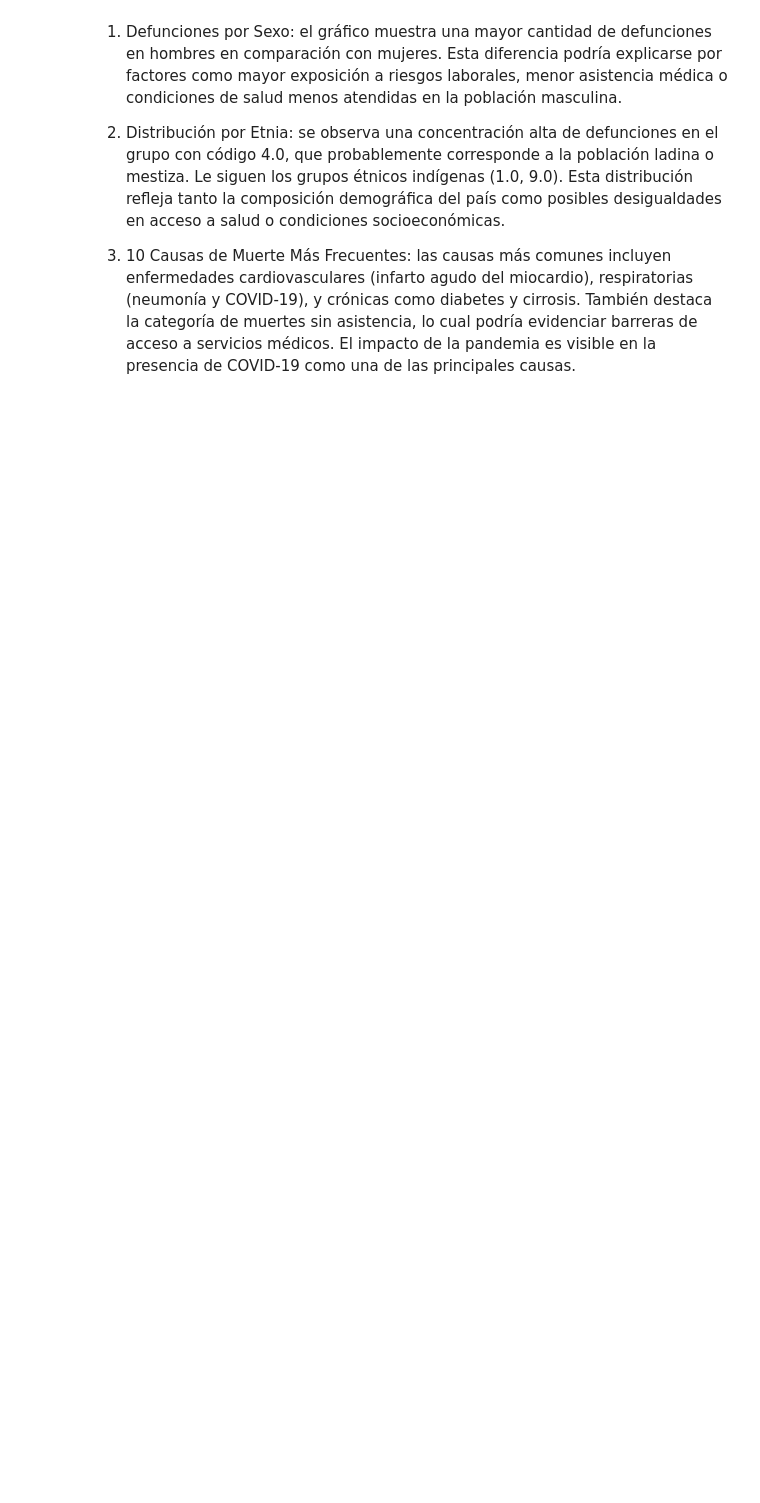
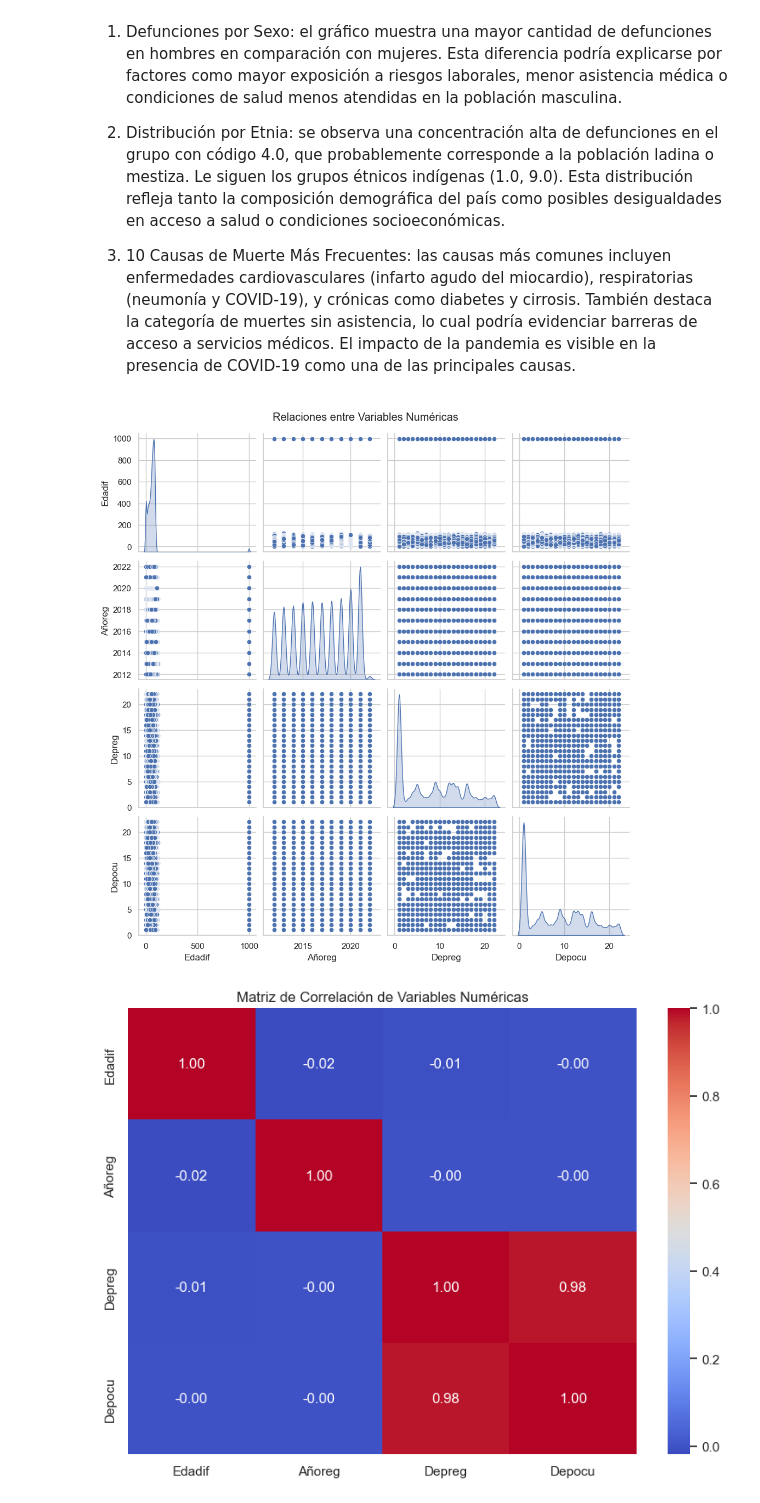
Before and after one commit to michellemej22596/Proyecto3-MineriadeDatos, a Jupyter notebook: analisisdefunciones.ipynb, the cells around one changed output. Cells and saved outputs as stored; diff of their text form; code cells hidden in the pictures; blank space fills up the shorter version.

Commit message:
Feat: Gráficos de dispersión

```diff
--- a/analisisdefunciones.ipynb
+++ b/analisisdefunciones.ipynb
@@ -229,3 +215,25 @@ Passing `palette` without assigning `hue` is deprecated and will be removed in v
 2. Distribución por Etnia: se observa una concentración alta de defunciones en el grupo con código 4.0, que probablemente corresponde a la población ladina o mestiza. Le siguen los grupos étnicos indígenas (1.0, 9.0). Esta distribución refleja tanto la composición demográfica del país como posibles desigualdades en acceso a salud o condiciones socioeconómicas.
 
 3. 10 Causas de Muerte Más Frecuentes: las causas más comunes incluyen enfermedades cardiovasculares (infarto agudo del miocardio), respiratorias (neumonía y COVID-19), y crónicas como diabetes y cirrosis. También destaca la categoría de muertes sin asistencia, lo cual podría evidenciar barreras de acceso a servicios médicos. El impacto de la pandemia es visible en la presencia de COVID-19 como una de las principales causas.
+# %%
+alt_df = pd.read_csv("defunciones.csv")
+
+# Selección de variables numéricas relevantes
+numeric_cols = ['Edadif', 'Añoreg', 'Depreg', 'Depocu']
+numeric_df = alt_df[numeric_cols].dropna()
+
+# Matriz de dispersión (pairplot)
+sns.pairplot(numeric_df, diag_kind="kde")
+plt.suptitle("Relaciones entre Variables Numéricas", y=1.02)
+plt.show()
+
+# Matriz de correlación
+plt.figure(figsize=(8, 6))
+corr = numeric_df.corr()
+sns.heatmap(corr, annot=True, cmap="coolwarm", fmt=".2f")
+plt.title("Matriz de Correlación de Variables Numéricas")
+plt.tight_layout()
+plt.show()
+# %% [output]
+[figure, added]
+[figure, added]
```
Also changed, not shown: parts of 2 cells of this notebook.
